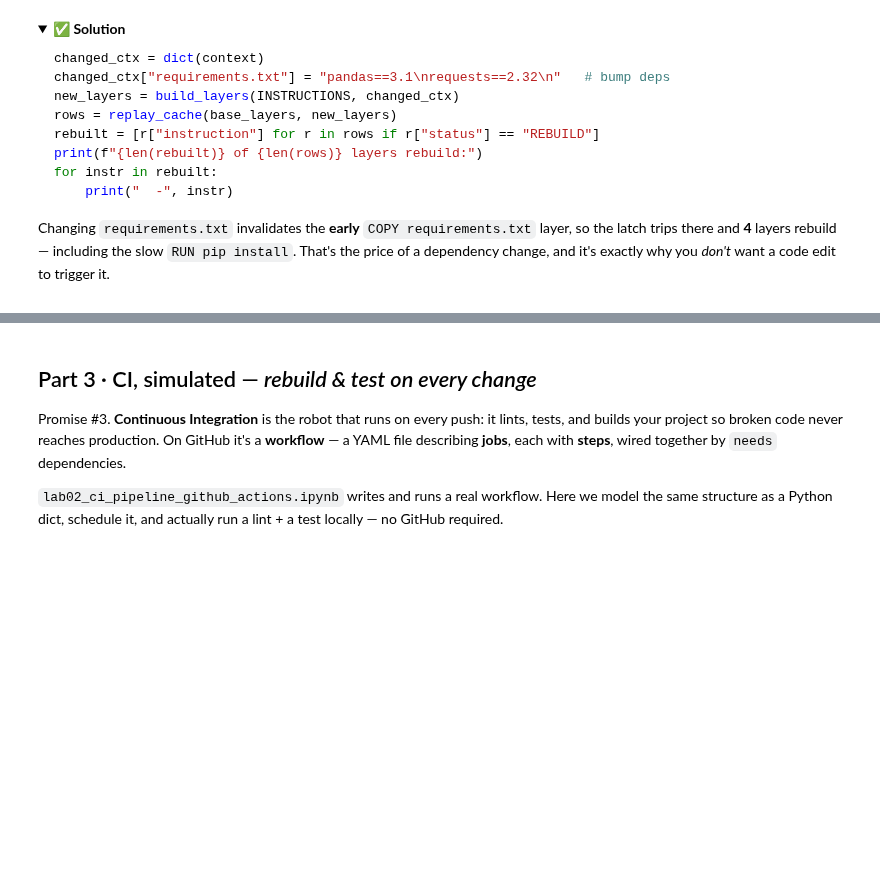
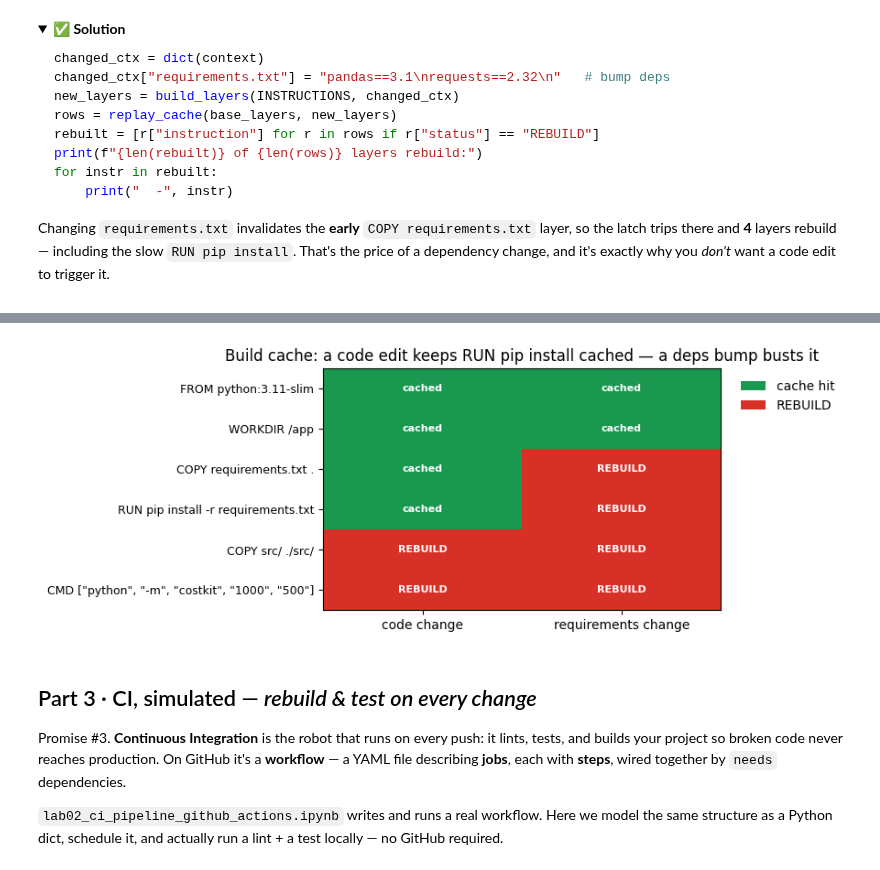
Before and after one commit to ChrisW09/Python-for-AI-Driven-Automation, a Jupyter notebook: fast_track/20_shipping_scheduling_and_deployment.ipynb, the cells around one changed output, grey strips where cells are left out. Drawn from its saved outputs; the diff is of its cells as text; code cells hidden in the pictures; folded sections open; blank space fills up the shorter version.

Commit message:
Fast-track polish: +2 exercises (NB 14), build-cache visualization (NB 20); correct headline notebook count to 100

```diff
--- a/fast_track/20_shipping_scheduling_and_deployment.ipynb
+++ b/fast_track/20_shipping_scheduling_and_deployment.ipynb
@@ -457,3 +461,32 @@ Changing `requirements.txt` invalidates the **early** `COPY requirements.txt` la
+# %%
+import matplotlib.pyplot as plt
+from matplotlib.colors import ListedColormap
+from matplotlib.patches import Patch
+
+# Reuse the Part 2 layer builder + cache replay for two different edits to the same image.
+after_reqs = build_layers(INSTRUCTIONS, {**context, "requirements.txt": "pandas==3.1\n"})
+cols = {"code change":         replay_cache(base_layers, layers_after_code),
+        "requirements change": replay_cache(base_layers, after_reqs)}
+labels = [r["instruction"] for r in base_layers]
+grid = [[1 if c[i]["status"] == "REBUILD" else 0 for c in cols.values()]
+        for i in range(len(labels))]
+
+fig, ax = plt.subplots(figsize=(9, 3.4))
+ax.imshow(grid, cmap=ListedColormap(["#1a9850", "#d73027"]), vmin=-0.5, vmax=1.5, aspect="auto")
+for y, row in enumerate(grid):                       # in-cell labels so meaning never rests on colour alone
+    for x, v in enumerate(row):
+        ax.text(x, y, "REBUILD" if v else "cached", ha="center", va="center",
+                color="white", fontsize=8, fontweight="bold")
+ax.set_xticks(range(len(cols)), list(cols))
+ax.set_yticks(range(len(labels)), labels, fontsize=9)
+ax.set_title("Build cache: a code edit keeps RUN pip install cached — a deps bump busts it")
+ax.legend(handles=[Patch(facecolor="#1a9850", label="cache hit"),
+                   Patch(facecolor="#d73027", label="REBUILD")],
+          bbox_to_anchor=(1.02, 1), loc="upper left", frameon=False)
+plt.tight_layout()
+plt.show()
+# %% [output]
+[figure, added]
 # %% [markdown]
 ## Part 3 · CI, simulated — *rebuild & test on every change*
 
```
Also changed, not shown: parts of 1 cell of this notebook, 2 other files.
